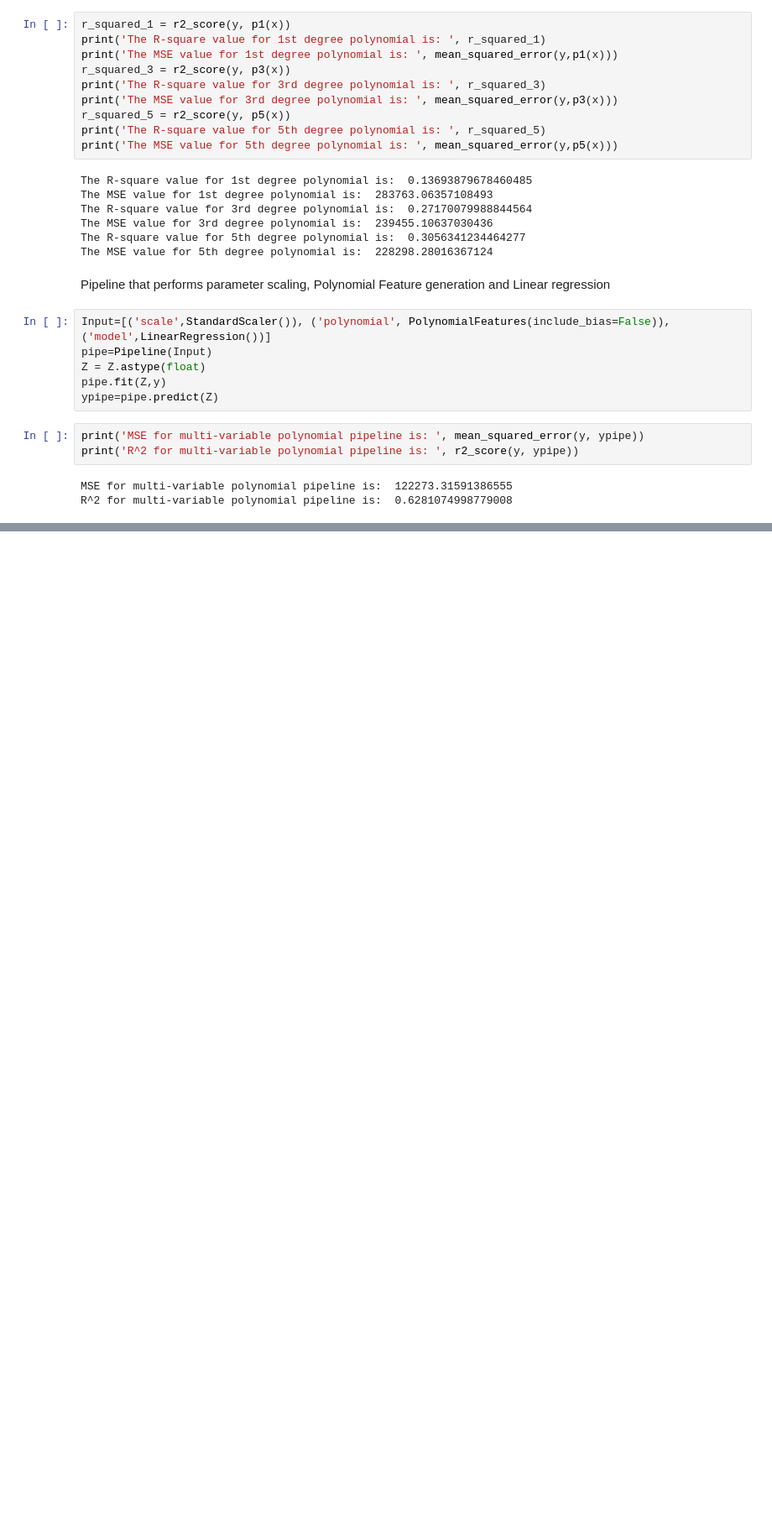
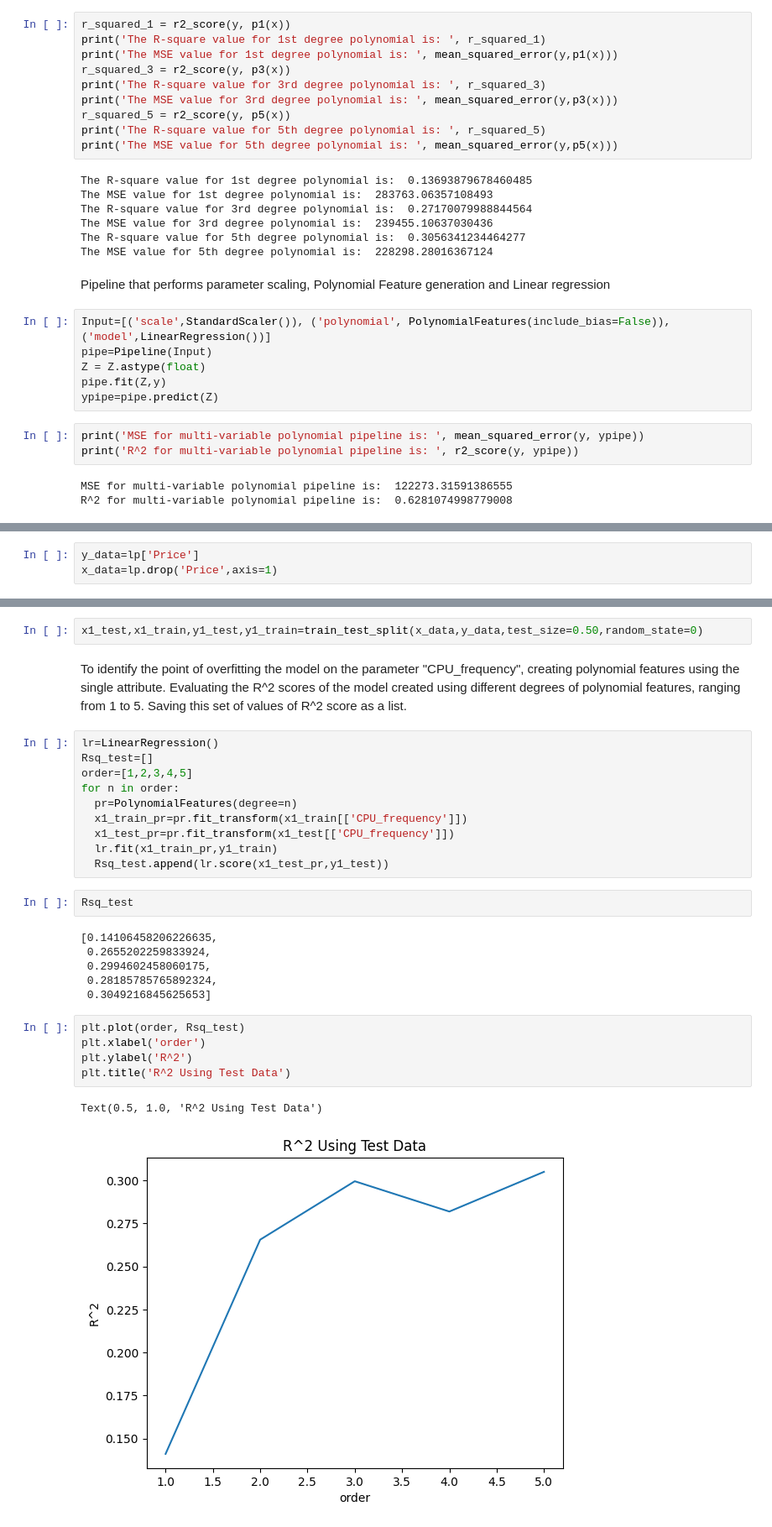
Before and after one commit to MaliniVibin1502/python, a Jupyter notebook: Laptoppricing.ipynb, the cells around one changed output, grey strips where cells are left out. Shown at 84% size. Cells and saved outputs as stored; diff of their text form; blank space fills up the shorter version.

```diff
--- a/Laptoppricing.ipynb
+++ b/Laptoppricing.ipynb
@@ -626,0 +635,3 @@ R^2 for multi-variable polynomial pipeline is:  0.6281074998779008
+# %%
+y_data=lp['Price']
+x_data=lp.drop('Price',axis=1)
@@ -626,0 +671,30 @@ R^2 for multi-variable polynomial pipeline is:  0.6281074998779008
+# %%
+x1_test,x1_train,y1_test,y1_train=train_test_split(x_data,y_data,test_size=0.50,random_state=0)
+# %% [markdown]
+To identify the point of overfitting the model on the parameter "CPU_frequency", creating polynomial features using the single attribute. Evaluating the R^2 scores of the model created using different degrees of polynomial features, ranging from 1 to 5. Saving this set of values of R^2 score as a list.
+# %%
+lr=LinearRegression()
+Rsq_test=[]
+order=[1,2,3,4,5]
+for n in order:
+  pr=PolynomialFeatures(degree=n)
+  x1_train_pr=pr.fit_transform(x1_train[['CPU_frequency']])
+  x1_test_pr=pr.fit_transform(x1_test[['CPU_frequency']])
+  lr.fit(x1_train_pr,y1_train)
+  Rsq_test.append(lr.score(x1_test_pr,y1_test))
+# %%
+Rsq_test
+# %% [output]
+[0.14106458206226635,
+ 0.2655202259833924,
+ 0.2994602458060175,
+ 0.28185785765892324,
+ 0.3049216845625653]
+# %%
+plt.plot(order, Rsq_test)
+plt.xlabel('order')
+plt.ylabel('R^2')
+plt.title('R^2 Using Test Data')
+# %% [output]
+Text(0.5, 1.0, 'R^2 Using Test Data')
+[figure, added]
```
Also changed, not shown: parts of 27 cells of this notebook.
